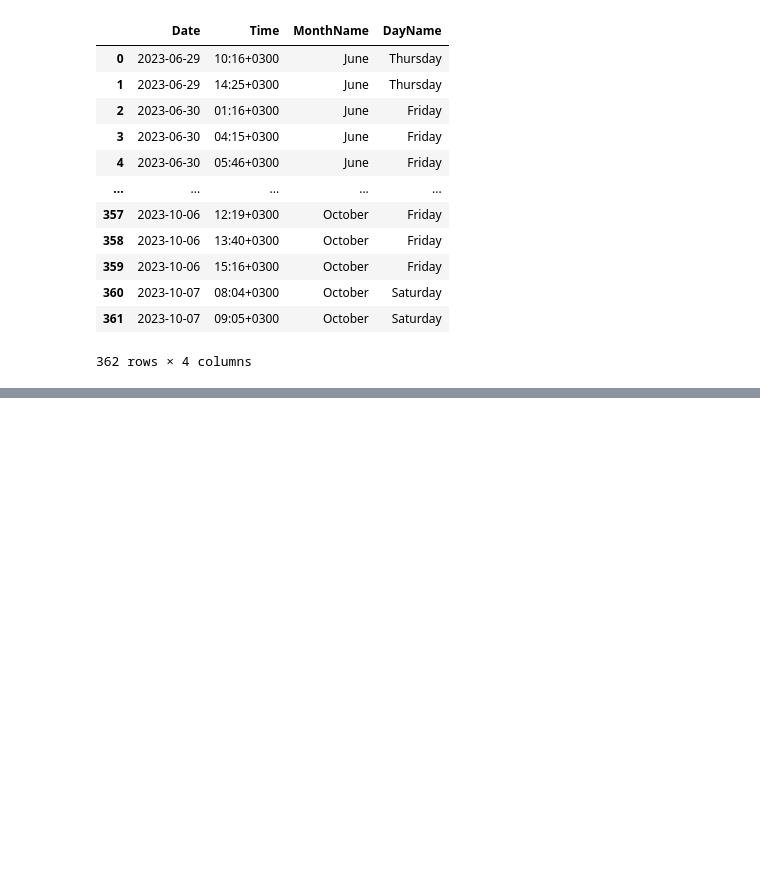
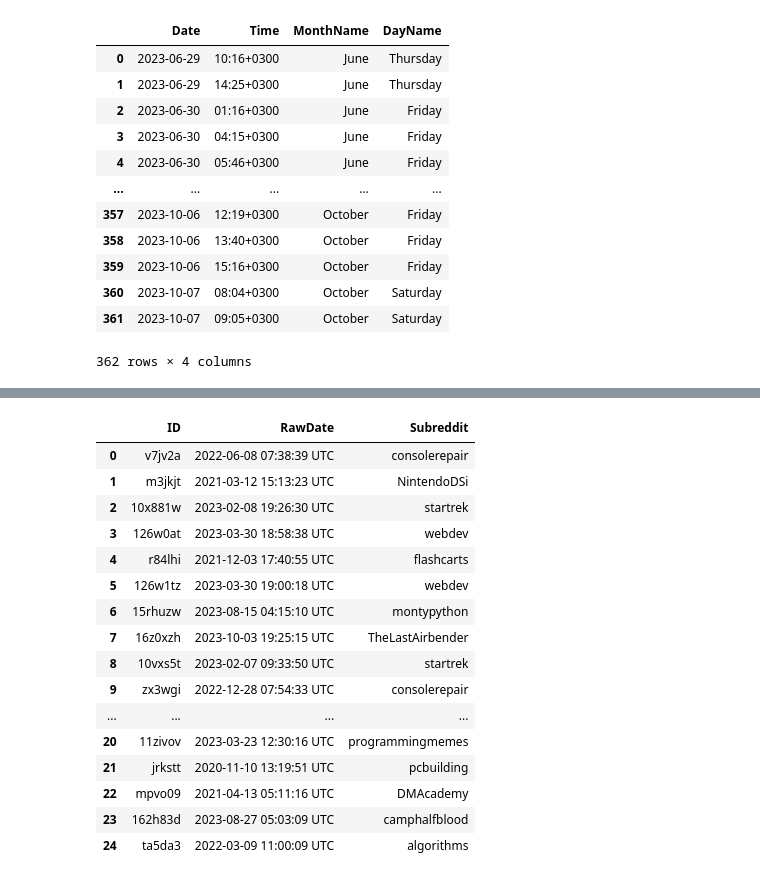
Before and after one commit to firatbatar/my-reddit-data, a Jupyter notebook: reddit_analysis.ipynb, the cells around one changed output, grey strips where cells are left out. Cells and saved outputs as stored; diff of their text form; code cells hidden in the pictures; blank space fills up the shorter version.

```diff
--- a/reddit_analysis.ipynb
+++ b/reddit_analysis.ipynb
@@ -295,0 +298,23 @@ comment_votes_df
+# %%
+# Read the file, rename the vote direction column, drop the ID columns, and reset the indexing
+fname = "post_headers.csv"
+comment_votes_df = pd.read_csv(data_path + fname).rename(columns={"id": "ID", "date": "RawDate", "subreddit": "Subreddit"}).drop(columns=["permalink", "ip", "gildings", "url"])
+comment_votes_df
+# %% [output]
+|  | ID | RawDate | Subreddit |
+| 0 | v7jv2a | 2022-06-08 07:38:39 UTC | consolerepair |
+| 1 | m3jkjt | 2021-03-12 15:13:23 UTC | NintendoDSi |
+| 2 | 10x881w | 2023-02-08 19:26:30 UTC | startrek |
+| 3 | 126w0at | 2023-03-30 18:58:38 UTC | webdev |
+| 4 | r84lhi | 2021-12-03 17:40:55 UTC | flashcarts |
+| 5 | 126w1tz | 2023-03-30 19:00:18 UTC | webdev |
+| 6 | 15rhuzw | 2023-08-15 04:15:10 UTC | montypython |
+| 7 | 16z0xzh | 2023-10-03 19:25:15 UTC | TheLastAirbender |
+| 8 | 10vxs5t | 2023-02-07 09:33:50 UTC | startrek |
+| 9 | zx3wgi | 2022-12-28 07:54:33 UTC | consolerepair |
+| ... | ... | ... | ... |
+| 20 | 11zivov | 2023-03-23 12:30:16 UTC | programmingmemes |
+| 21 | jrkstt | 2020-11-10 13:19:51 UTC | pcbuilding |
+| 22 | mpvo09 | 2021-04-13 05:11:16 UTC | DMAcademy |
+| 23 | 162h83d | 2023-08-27 05:03:09 UTC | camphalfblood |
+| 24 | ta5da3 | 2022-03-09 11:00:09 UTC | algorithms |
```
Also changed, not shown: parts of 14 cells of this notebook.
